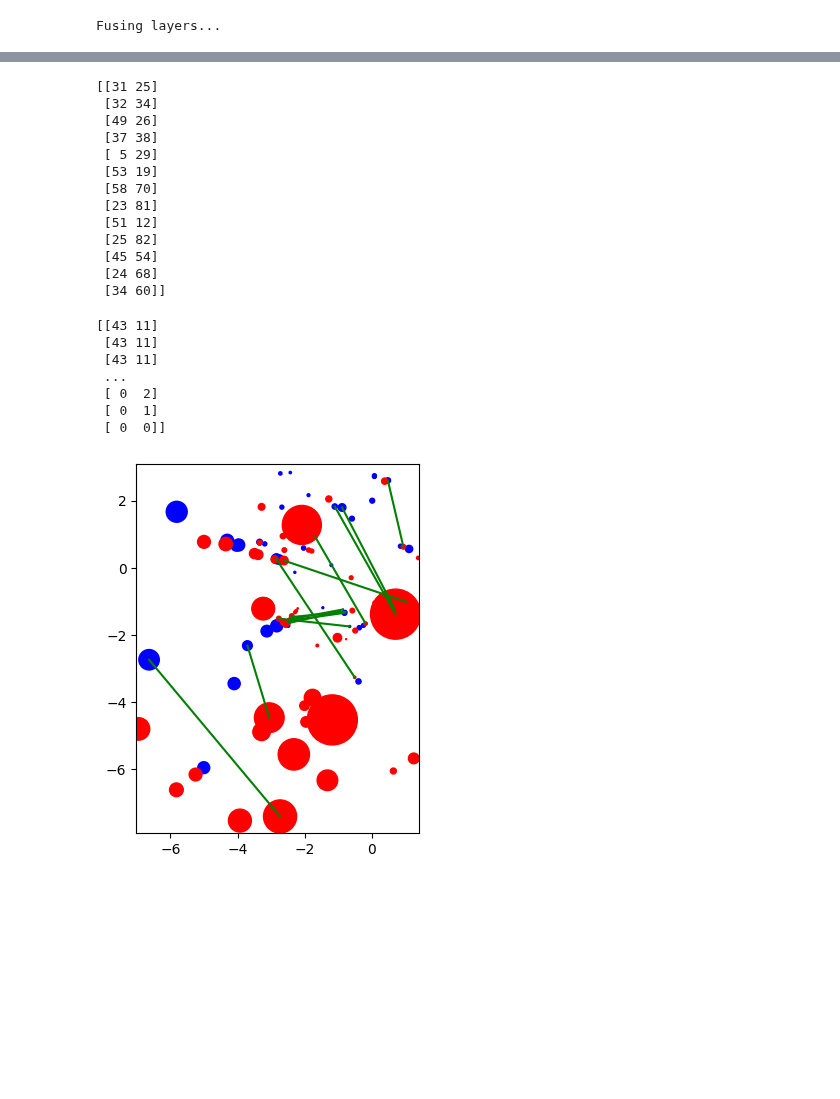
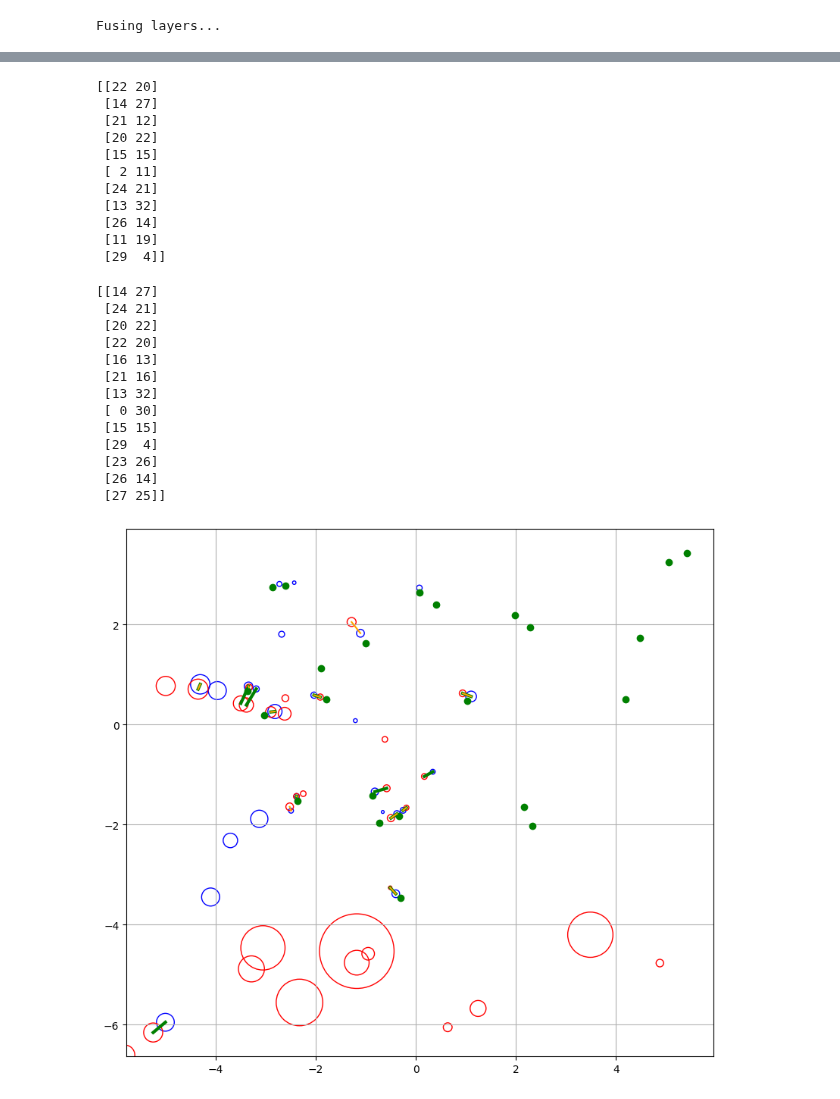
Before and after one commit to mit-acl/roman, a Jupyter notebook: notebooks/05_motlee_jan_clipper.ipynb, the cells around one changed output, grey strips where cells are left out. Saved outputs shown, nothing was run; the diff lists cells and outputs as text; code cells hidden in the pictures; blank space fills up the shorter version.

Commit message:
add code for merging similar object volumes and get clipper working
Signed-off-by: Mason Peterson <mbpeterson70@gmail.com>

```diff
--- a/notebooks/05_motlee_jan_clipper.ipynb
+++ b/notebooks/05_motlee_jan_clipper.ipynb
@@ -60,7 +60,7 @@ cam_params = img_data.camera_params
 fastsam = FastSAMWrapper(
     weights="/home/masonbp/tools/fastsam/weights/FastSAM-x.pt",
     imgsz=256,
-    device='cpu'
+    device='cuda'
 )
 img_area = cam_params.width * cam_params.height
 fastsam.setup_filtering(
@@ -135,11 +214,15 @@ formats = ['bx', 'r+']
 colors = ['blue', 'red']
 
 for i in range(2):
+    trackers[i].merge()
     for segment in trackers[i].segments + trackers[i].segment_graveyard:
         try:
+            if segment.num_sightings < 10: continue
             reconstruction = segment.reconstruction3D(width_height=True)
-            position, width = reconstruction[:2], reconstruction[3]
-            ellipsoid = Ellipsoid(reconstruction[:2], axes=np.array([width/2, width/2]), rot_mat=np.eye(2))
+            # position, width = reconstruction[:2], reconstruction[3]
+            # ellipsoid = Ellipsoid(reconstruction[:2], axes=np.array([width/2, width/2]), rot_mat=np.eye(2))
+            position, width, height = reconstruction[:3], reconstruction[3], reconstruction[4]
+            ellipsoid = Ellipsoid(reconstruction[:3], axes=np.array([width/2, width/2, height/2]), rot_mat=np.eye(3))
             maps[i].append(ellipsoid)
             maps[i][-1].plot2d(ax, edgecolor=colors[i])
         except:
@@ -166,18 +233,16 @@ missed this one
 # %%
 clipper = ClipperPtRegistration(sigma=.2, epsilon=.4)
-inliers = clipper.register(maps[0], maps[1])
-print(inliers)
+inliers_cl = clipper.register(maps[0], maps[1])
+print(inliers_cl)
 # %% [output]
-[[31 25]
- [32 34]
- [49 26]
- [37 38]
- [ 5 29]
- [53 19]
- [58 70]
- [23 81]
- [51 12]
- [25 82]
- [45 54]
- [24 68]
- [34 60]]
+[[22 20]
+ [14 27]
+ [21 12]
+ [20 22]
+ [15 15]
+ [ 2 11]
+ [24 21]
+ [13 32]
+ [26 14]
+ [11 19]
+ [29  4]]
@@ -184,26 +261,37 @@ print(inliers)
 # %%
-dist_vol_reg = DistVolSimReg(sigma=.2, epsilon=.4)
+dist_vol_reg = DistVolSimReg(sigma=.2, epsilon=.4, vol_score_min=.5, dist_score_min=.5)
 inliers = dist_vol_reg.register(maps[0], maps[1])
 print(inliers)
 # %% [output]
-[[43 11]
- [43 11]
- [43 11]
- ...
- [ 0  2]
- [ 0  1]
- [ 0  0]]
+[[14 27]
+ [24 21]
+ [20 22]
+ [22 20]
+ [16 13]
+ [21 16]
+ [13 32]
+ [ 0 30]
+ [15 15]
+ [29  4]
+ [23 26]
+ [26 14]
+ [27 25]]
 # %%
-fig, ax = plt.subplots()
+fig, ax = plt.subplots(figsize=(10, 10))
+ax.plot(boxes[:,0], boxes[:,1], 'go')
+ax.set_aspect('equal', adjustable='box')
+ax.grid(True)
 colors = ['blue', 'red']
 
 for i in range(2):
     for obj in maps[i]:
-        ax = obj.plot2d(ax, color=colors[i])
+        ax = obj.plot2d(ax, edgecolor=colors[i])
 
 for pair in inliers:
-    ax.plot([maps[0][pair[0]].centroid[0], maps[1][pair[1]].centroid[0]], [maps[0][pair[0]].centroid[1], maps[1][pair[1]].centroid[1]], 'g-')
+# for pair in sols[9].associated_objs:
+    ax.plot([maps[0][pair[0]].centroid[0], maps[1][pair[1]].centroid[0]], [maps[0][pair[0]].centroid[1], maps[1][pair[1]].centroid[1]], 'g-', linewidth=3)
 
-ax.set_aspect('equal', adjustable='box')
+for pair in inliers_cl:
+    ax.plot([maps[0][pair[0]].centroid[0], maps[1][pair[1]].centroid[0]], [maps[0][pair[0]].centroid[1], maps[1][pair[1]].centroid[1]], color='orange')
 # %% [output]
-[figure, old version]
+[figure, new version]
```
Also changed, not shown: parts of 4 cells of this notebook, 3 other files.
